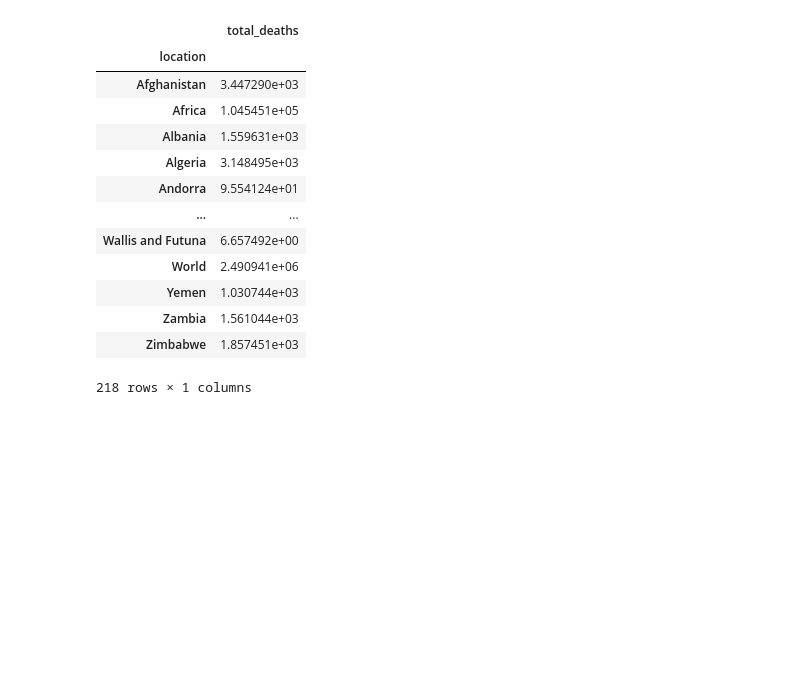
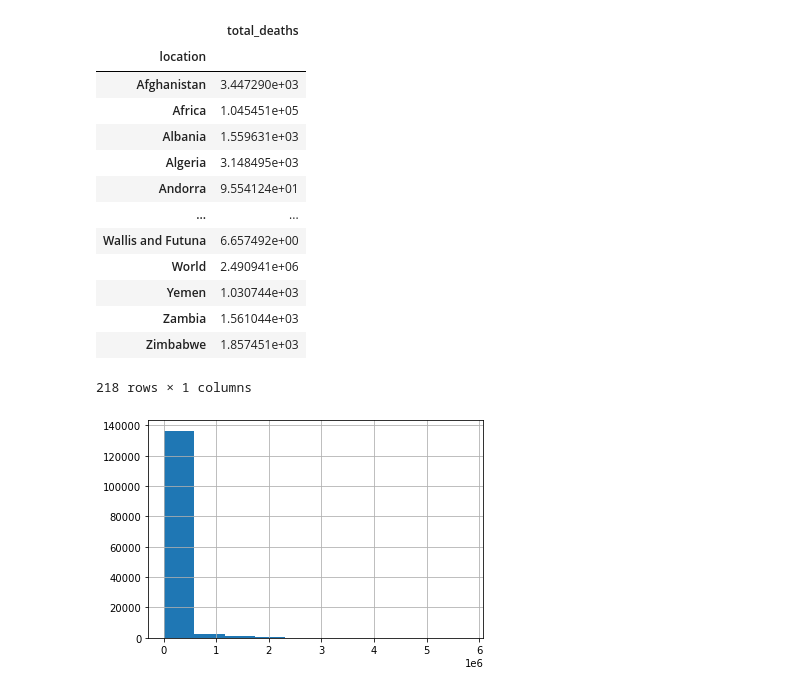
Before and after one commit to Alant84/UCDPractice, a Jupyter notebook: CovidAssignementCleaned.ipynb, the cells around one changed output. Cells and saved outputs as stored; diff of their text form; code cells hidden in the pictures; blank space fills up the shorter version.

Commit message:
Graphs added

```diff
--- a/CovidAssignementCleaned.ipynb
+++ b/CovidAssignementCleaned.ipynb
@@ -131,3 +131,12 @@ brics.pivot_table(values="total_deaths", index="location")
 | Zambia | 1.561044e+03 |
 | Zimbabwe | 1.857451e+03 |
 218 rows × 1 columns
+# %%
+import pandas as pd
+import matplotlib.pyplot as plt
+brics = pd.read_csv("H:\Python\owid-covid-data.csv", index_col = 0)
+brics
+brics["total_deaths"].hist()
+plt.show()
+# %% [output]
+[figure, added]
```
Also changed, not shown: parts of 2 cells of this notebook.
